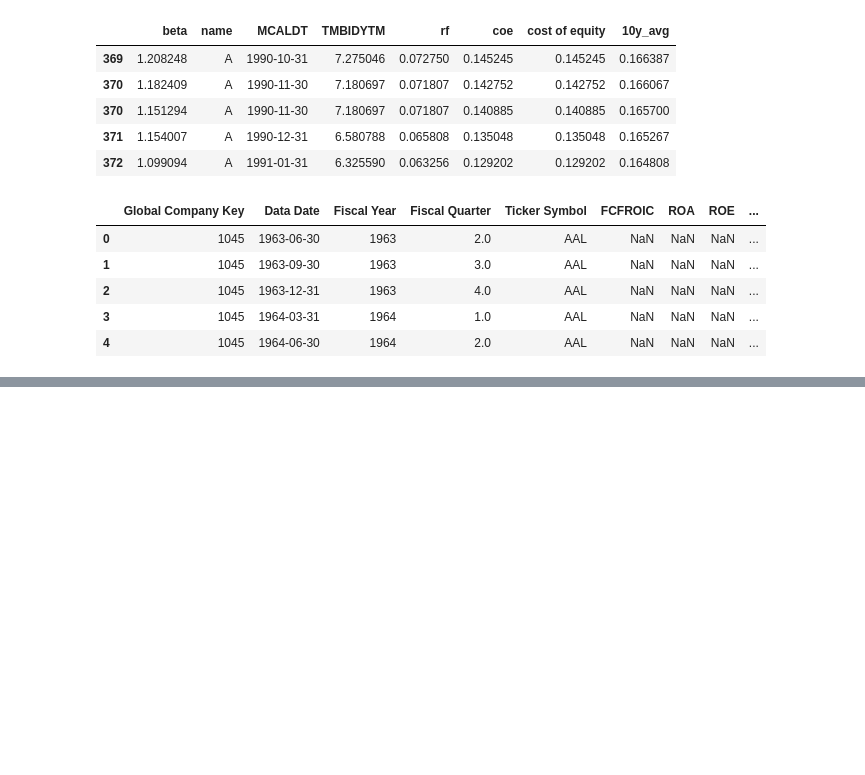
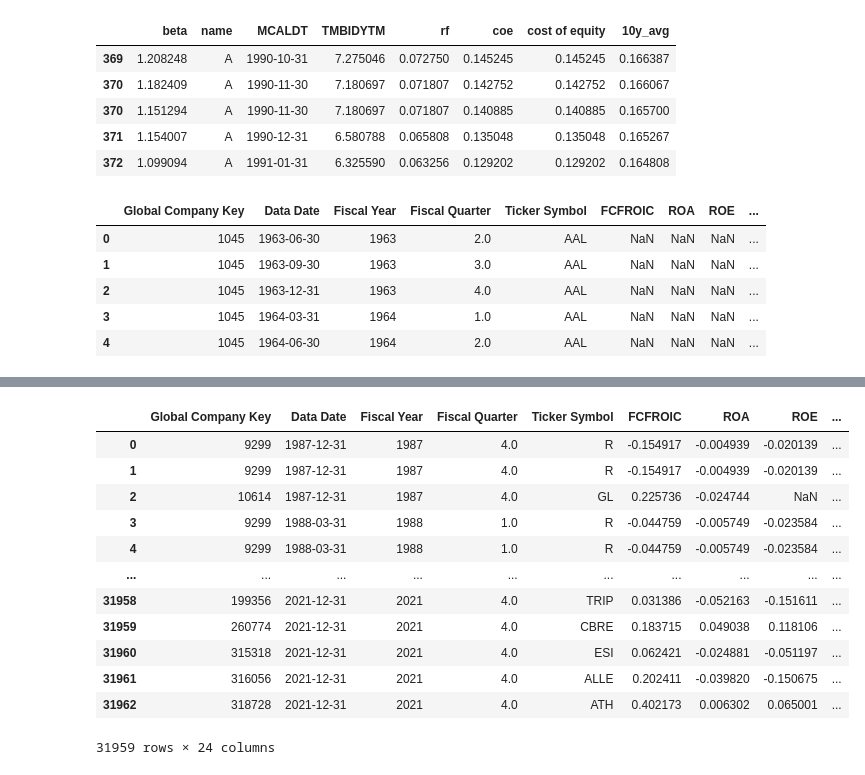
Before and after one commit to Zixin730/heartland_project, a Jupyter notebook: analyze/3_determine_quality.ipynb, the cells around one changed output, grey strips where cells are left out. Drawn from its saved outputs; the diff is of its cells as text; code cells hidden in the pictures; blank space fills up the shorter version.

```diff
--- a/analyze/3_determine_quality.ipynb
+++ b/analyze/3_determine_quality.ipynb
@@ -93,0 +222,16 @@ quality
+# %%
+quality_all
+# %% [output]
+|  | Global Company Key | Data Date | Fiscal Year | Fiscal Quarter | Ticker Symbol | FCFROIC | ROA | ROE | ... |
+| 0 | 9299 | 1987-12-31 | 1987 | 4.0 | R | -0.154917 | -0.004939 | -0.020139 | ... |
+| 1 | 9299 | 1987-12-31 | 1987 | 4.0 | R | -0.154917 | -0.004939 | -0.020139 | ... |
+| 2 | 10614 | 1987-12-31 | 1987 | 4.0 | GL | 0.225736 | -0.024744 | NaN | ... |
+| 3 | 9299 | 1988-03-31 | 1988 | 1.0 | R | -0.044759 | -0.005749 | -0.023584 | ... |
+| 4 | 9299 | 1988-03-31 | 1988 | 1.0 | R | -0.044759 | -0.005749 | -0.023584 | ... |
+| ... | ... | ... | ... | ... | ... | ... | ... | ... | ... |
+| 31958 | 199356 | 2021-12-31 | 2021 | 4.0 | TRIP | 0.031386 | -0.052163 | -0.151611 | ... |
+| 31959 | 260774 | 2021-12-31 | 2021 | 4.0 | CBRE | 0.183715 | 0.049038 | 0.118106 | ... |
+| 31960 | 315318 | 2021-12-31 | 2021 | 4.0 | ESI | 0.062421 | -0.024881 | -0.051197 | ... |
+| 31961 | 316056 | 2021-12-31 | 2021 | 4.0 | ALLE | 0.202411 | -0.039820 | -0.150675 | ... |
+| 31962 | 318728 | 2021-12-31 | 2021 | 4.0 | ATH | 0.402173 | 0.006302 | 0.065001 | ... |
+31959 rows × 24 columns
```
Also changed, not shown: parts of 42 cells of this notebook.
